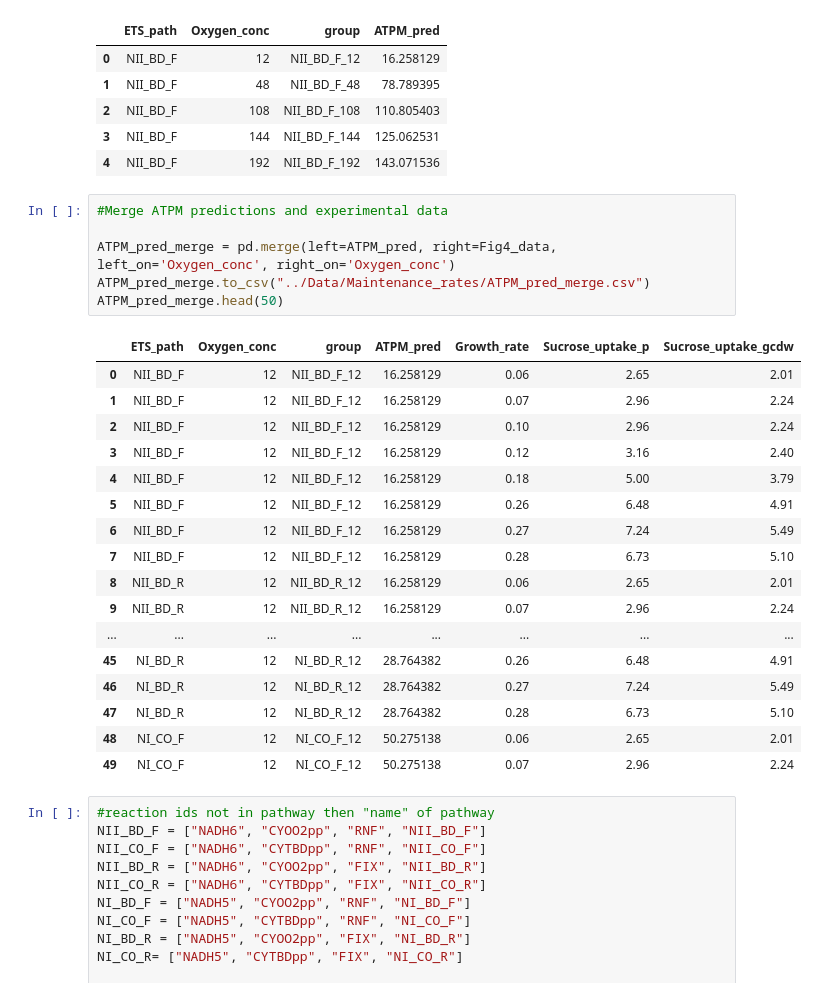
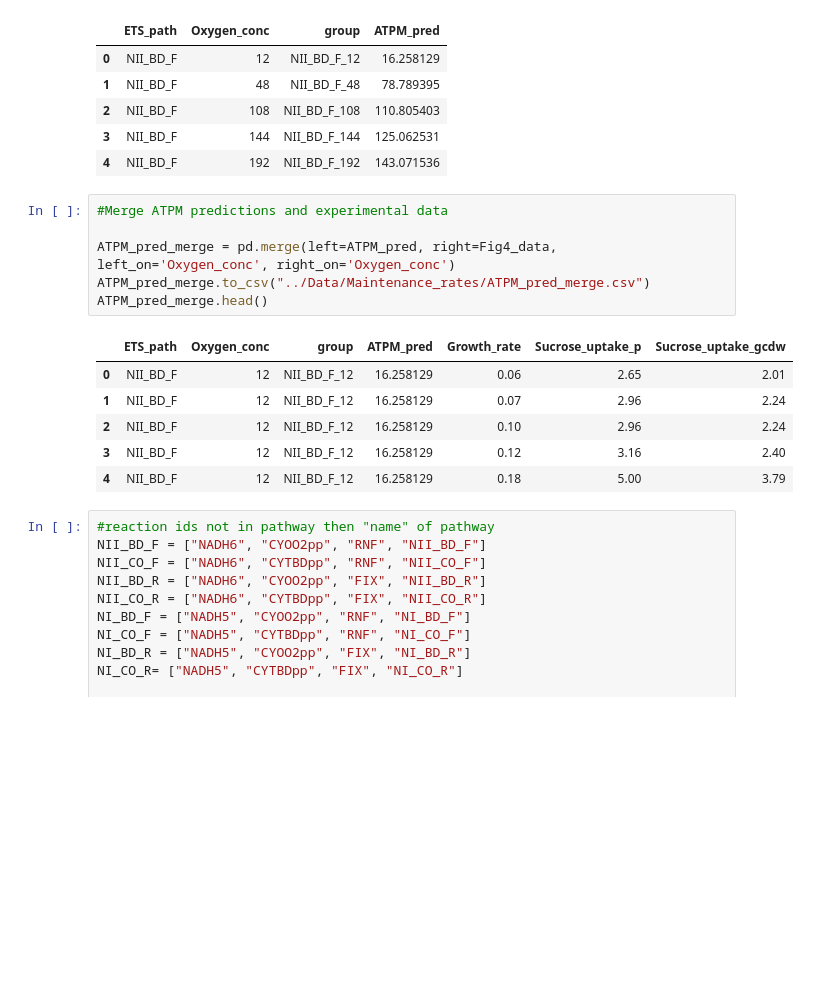
Before and after one commit to alexander-alleman/Azotobactervinelandii_metabolicmodel, a Jupyter notebook: Notebooks/ATPM_compare.ipynb, the cells around one changed output. Drawn from its saved outputs; the diff is of its cells as text; blank space fills up the shorter version.

```diff
--- a/Notebooks/ATPM_compare.ipynb
+++ b/Notebooks/ATPM_compare.ipynb
@@ -45,27 +45,16 @@ ATPM_pred.head()
 # %%
 #Merge ATPM predictions and experimental data
 
 ATPM_pred_merge = pd.merge(left=ATPM_pred, right=Fig4_data, left_on='Oxygen_conc', right_on='Oxygen_conc')
 ATPM_pred_merge.to_csv("../Data/Maintenance_rates/ATPM_pred_merge.csv")
-ATPM_pred_merge.head(50)
+ATPM_pred_merge.head()
 # %% [output]
 |  | ETS_path | Oxygen_conc | group | ATPM_pred | Growth_rate | Sucrose_uptake_p | Sucrose_uptake_gcdw |
 | 0 | NII_BD_F | 12 | NII_BD_F_12 | 16.258129 | 0.06 | 2.65 | 2.01 |
 | 1 | NII_BD_F | 12 | NII_BD_F_12 | 16.258129 | 0.07 | 2.96 | 2.24 |
 | 2 | NII_BD_F | 12 | NII_BD_F_12 | 16.258129 | 0.10 | 2.96 | 2.24 |
 | 3 | NII_BD_F | 12 | NII_BD_F_12 | 16.258129 | 0.12 | 3.16 | 2.40 |
 | 4 | NII_BD_F | 12 | NII_BD_F_12 | 16.258129 | 0.18 | 5.00 | 3.79 |
-| 5 | NII_BD_F | 12 | NII_BD_F_12 | 16.258129 | 0.26 | 6.48 | 4.91 |
-| 6 | NII_BD_F | 12 | NII_BD_F_12 | 16.258129 | 0.27 | 7.24 | 5.49 |
-| 7 | NII_BD_F | 12 | NII_BD_F_12 | 16.258129 | 0.28 | 6.73 | 5.10 |
-| 8 | NII_BD_R | 12 | NII_BD_R_12 | 16.258129 | 0.06 | 2.65 | 2.01 |
-| 9 | NII_BD_R | 12 | NII_BD_R_12 | 16.258129 | 0.07 | 2.96 | 2.24 |
-| ... | ... | ... | ... | ... | ... | ... | ... |
-| 45 | NI_BD_R | 12 | NI_BD_R_12 | 28.764382 | 0.26 | 6.48 | 4.91 |
-| 46 | NI_BD_R | 12 | NI_BD_R_12 | 28.764382 | 0.27 | 7.24 | 5.49 |
-| 47 | NI_BD_R | 12 | NI_BD_R_12 | 28.764382 | 0.28 | 6.73 | 5.10 |
-| 48 | NI_CO_F | 12 | NI_CO_F_12 | 50.275138 | 0.06 | 2.65 | 2.01 |
-| 49 | NI_CO_F | 12 | NI_CO_F_12 | 50.275138 | 0.07 | 2.96 | 2.24 |
 # %%
 #reaction ids not in pathway then "name" of pathway
 NII_BD_F = ["NADH6", "CYOO2pp", "RNF", "NII_BD_F"]
```
Also changed, not shown: parts of 17 cells of this notebook, 5 other files.
